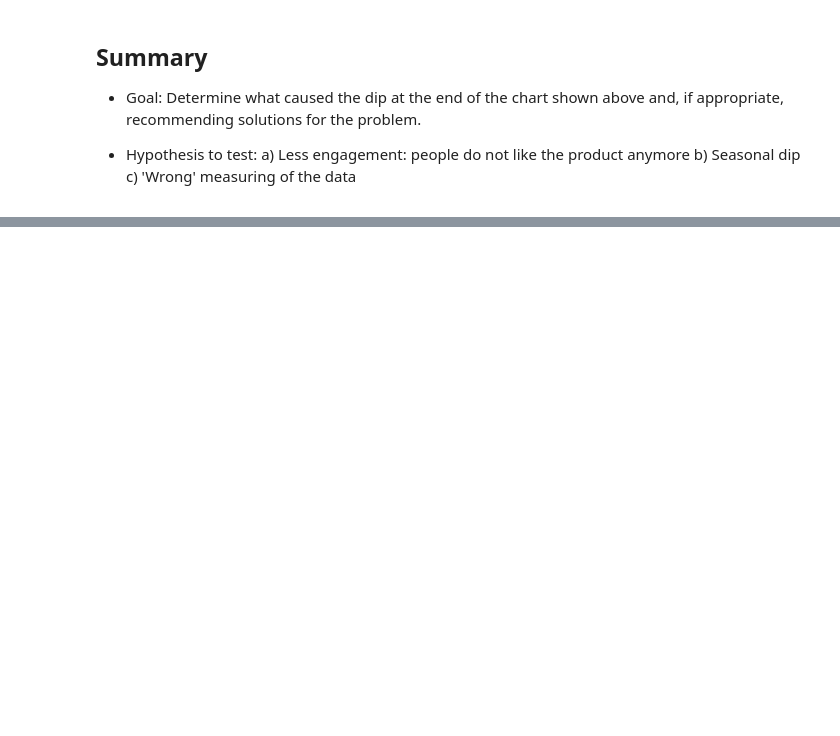
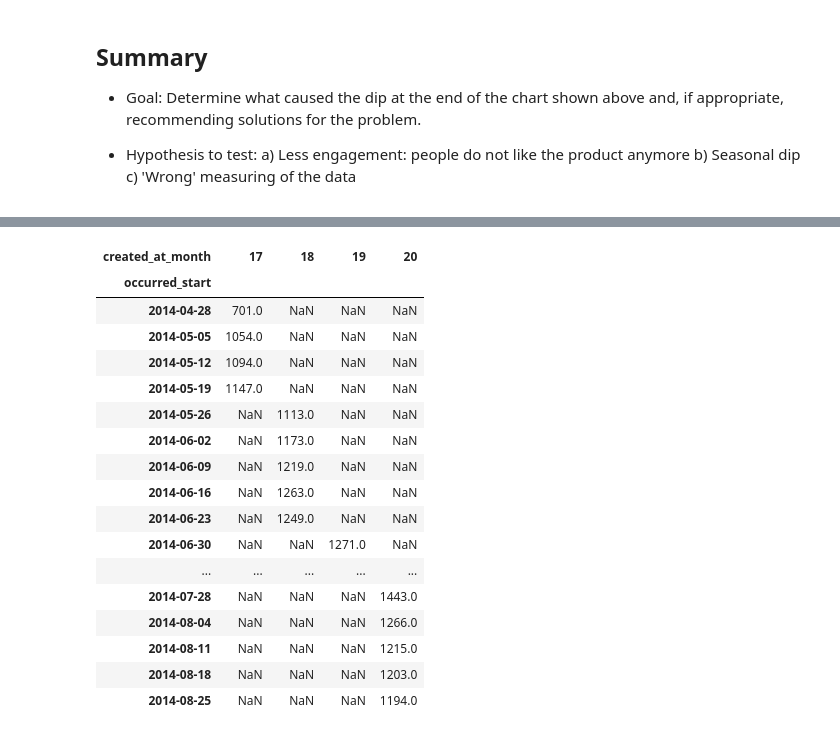
Before and after one commit to dvallea/Data_challenges, a Jupyter notebook: Customer_cliff_dive/Customer_cliff_dive.ipynb, the cells around one changed output, grey strips where cells are left out. Drawn from its saved outputs; the diff is of its cells as text; code cells hidden in the pictures; blank space fills up the shorter version.

```diff
--- a/Customer_cliff_dive/Customer_cliff_dive.ipynb
+++ b/Customer_cliff_dive/Customer_cliff_dive.ipynb
@@ -42,0 +70,4 @@ engaged_group.head()
+# %%
+# Create a line plot with a line for users who created an account per month
+engaged['created_at'] = pd.to_datetime(engaged['created_at'])
+engaged['created_at_month'] = engaged['created_at'].dt.to_period(freq='M')
@@ -43,3 +85,29 @@ engaged_group.head()
+# %%
+# Plot data per month of account created
+engaged_month = engaged.groupby('occurred_start')[['user_id', 'created_at_month']].nunique().reset_index()
+# %%
+month_piv = engaged_month.pivot(index='occurred_start', columns='created_at_month', values='user_id')
+# %%
+month_piv
+# %% [output]
+| created_at_month | 17 | 18 | 19 | 20 |
+| occurred_start |  |  |  |  |
+| 2014-04-28 | 701.0 | NaN | NaN | NaN |
+| 2014-05-05 | 1054.0 | NaN | NaN | NaN |
+| 2014-05-12 | 1094.0 | NaN | NaN | NaN |
+| 2014-05-19 | 1147.0 | NaN | NaN | NaN |
+| 2014-05-26 | NaN | 1113.0 | NaN | NaN |
+| 2014-06-02 | NaN | 1173.0 | NaN | NaN |
+| 2014-06-09 | NaN | 1219.0 | NaN | NaN |
+| 2014-06-16 | NaN | 1263.0 | NaN | NaN |
+| 2014-06-23 | NaN | 1249.0 | NaN | NaN |
+| 2014-06-30 | NaN | NaN | 1271.0 | NaN |
+| ... | ... | ... | ... | ... |
+| 2014-07-28 | NaN | NaN | NaN | 1443.0 |
+| 2014-08-04 | NaN | NaN | NaN | 1266.0 |
+| 2014-08-11 | NaN | NaN | NaN | 1215.0 |
+| 2014-08-18 | NaN | NaN | NaN | 1203.0 |
+| 2014-08-25 | NaN | NaN | NaN | 1194.0 |
 # %%
 # Convert date columns to datetime type
 data['created_at'] = pd.to_datetime(data['created_at'])
```
Also changed, not shown: parts of 6 cells of this notebook, 5 other files.
